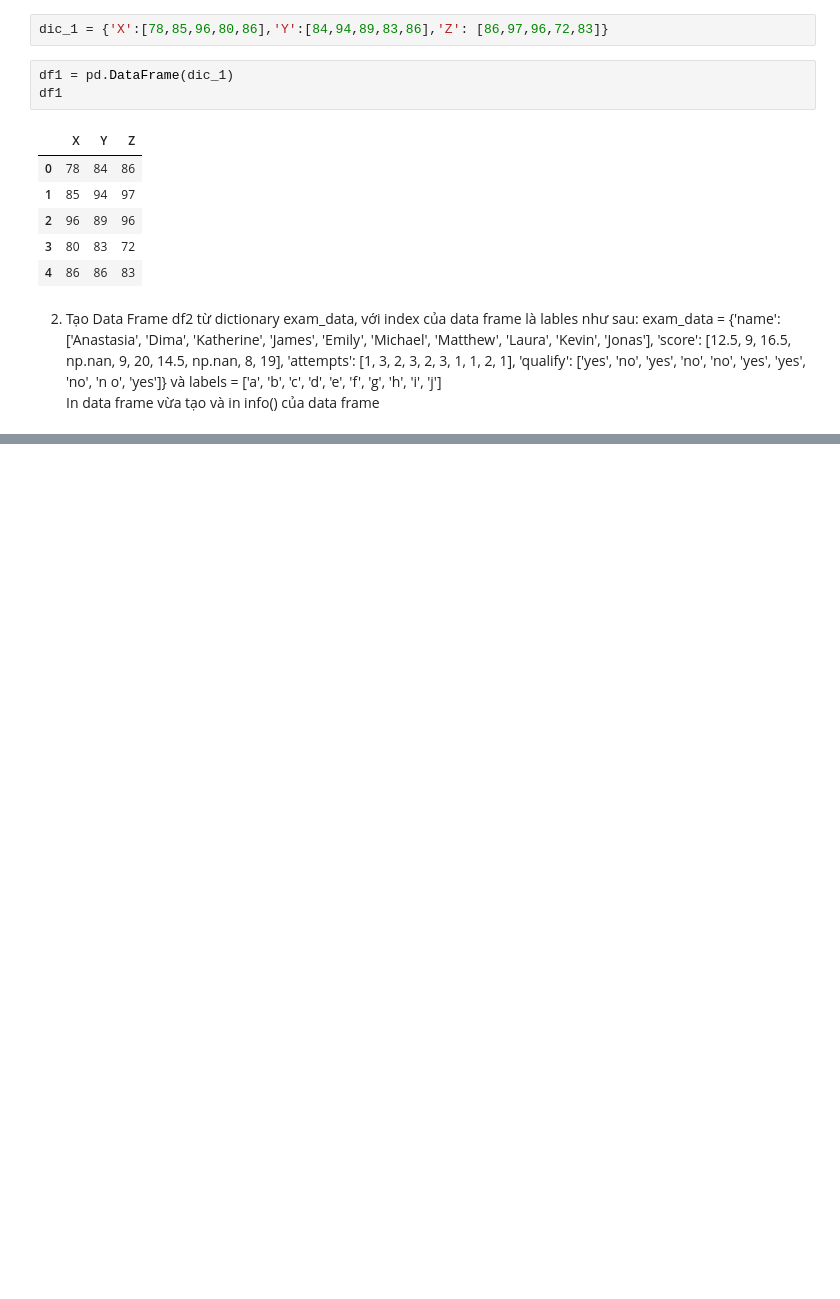
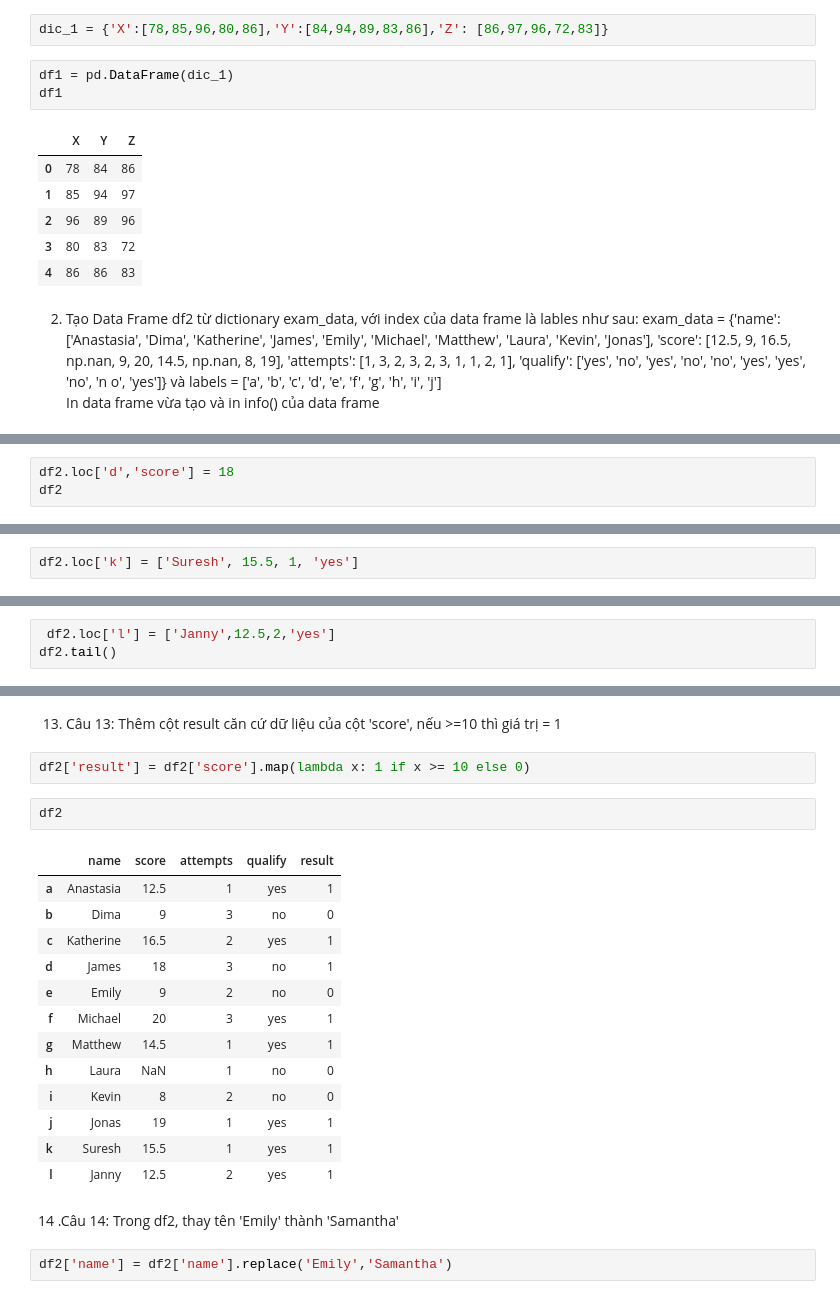
Before and after one commit to VitBomm/CSC, a Jupyter notebook: Module2/BAI_TAP4/Bai_tap_4_2.ipynb, the cells around one changed output, grey strips where cells are left out. Saved outputs shown, nothing was run; the diff lists cells and outputs as text; blank space fills up the shorter version.

```diff
--- a/Module2/BAI_TAP4/Bai_tap_4_2.ipynb
+++ b/Module2/BAI_TAP4/Bai_tap_4_2.ipynb
@@ -34,0 +105,3 @@ df2
+# %%
+df2.loc['d','score'] = 18
+df2
@@ -34,0 +163,2 @@ df2
+# %%
+df2.loc['k'] = ['Suresh', 15.5, 1, 'yes']
@@ -34,0 +183,3 @@ df2
+# %%
+ df2.loc['l'] = ['Janny',12.5,2,'yes']
+df2.tail()
@@ -34,0 +225,24 @@ df2
+# %% [markdown]
+13. Câu 13: Thêm cột result căn cứ dữ liệu của cột 'score', nếu >=10 thì giá trị = 1
+# %%
+df2['result'] = df2['score'].map(lambda x: 1 if x >= 10 else 0)
+# %%
+df2
+# %% [output]
+|  | name | score | attempts | qualify | result |
+| a | Anastasia | 12.5 | 1 | yes | 1 |
+| b | Dima | 9 | 3 | no | 0 |
+| c | Katherine | 16.5 | 2 | yes | 1 |
+| d | James | 18 | 3 | no | 1 |
+| e | Emily | 9 | 2 | no | 0 |
+| f | Michael | 20 | 3 | yes | 1 |
+| g | Matthew | 14.5 | 1 | yes | 1 |
+| h | Laura | NaN | 1 | no | 0 |
+| i | Kevin | 8 | 2 | no | 0 |
+| j | Jonas | 19 | 1 | yes | 1 |
+| k | Suresh | 15.5 | 1 | yes | 1 |
+| l | Janny | 12.5 | 2 | yes | 1 |
+# %% [markdown]
+14 .Câu 14: Trong df2, thay tên 'Emily' thành 'Samantha'
+# %%
+df2['name'] = df2['name'].replace('Emily','Samantha')
```
Also changed, not shown: parts of 27 cells of this notebook.
